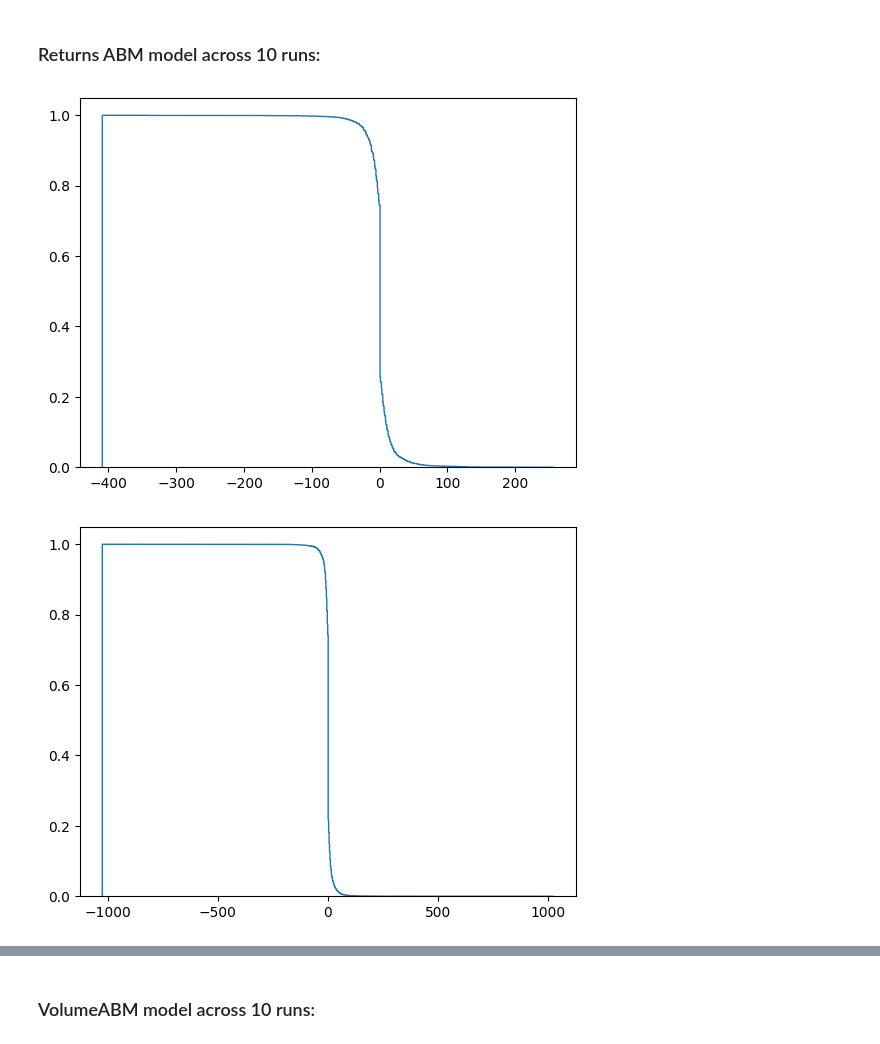
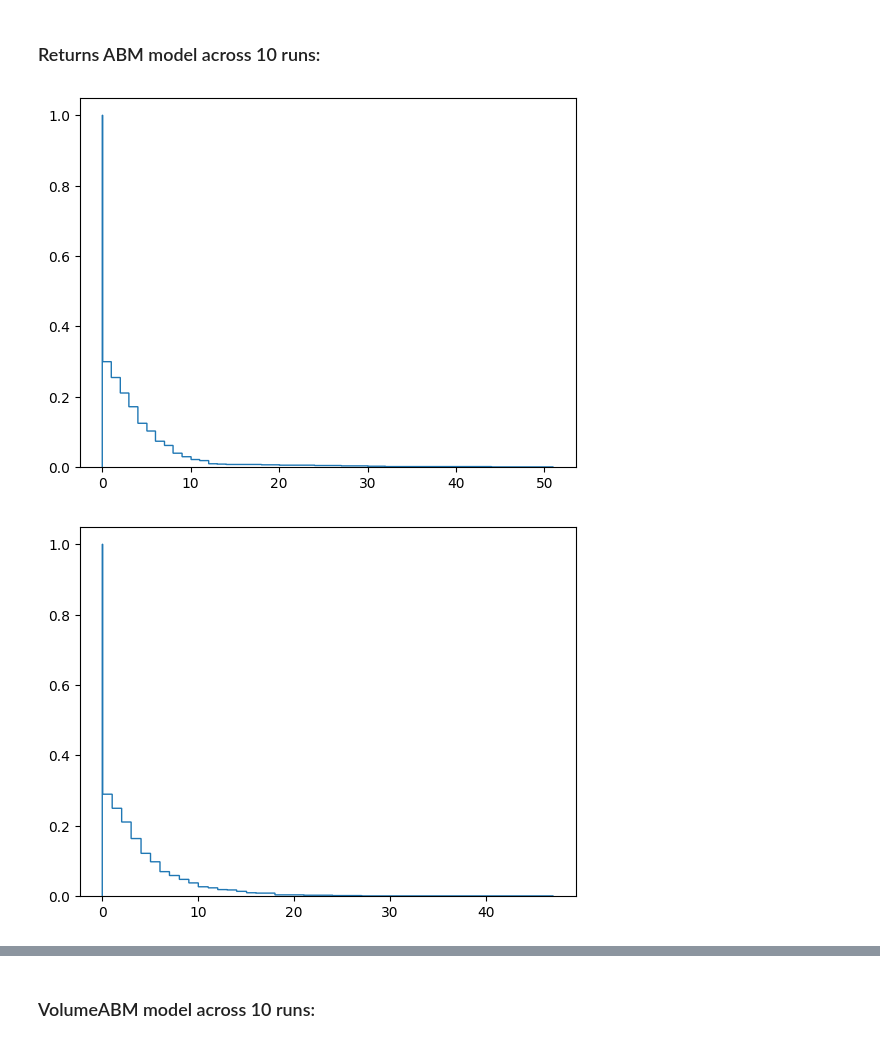
Before and after one commit to ymakoni/PCS_Financial_Market_ABM, a Jupyter notebook: main_final_HE_Calvin.ipynb, the cells around one changed output, grey strips where cells are left out. Cells and saved outputs as stored; diff of their text form; code cells hidden in the pictures.

```diff
--- a/main_final_HE_Calvin.ipynb
+++ b/main_final_HE_Calvin.ipynb
@@ -680,9 +590,9 @@ results_ABM_10_runs = run_ABM(p, n, size, k, omega, b, t, 10)
 # %% [markdown]
 ### Returns ABM model across 10 runs:
 # %%
-for daily_return_results in results_ABM_10_runs[0]:
+for daily_return_results in abs_ABM_10:
     plt.hist(daily_return_results, bins = 1000, density = True, cumulative = -1, histtype = 'step')
     plt.show()
 # %% [output]
-[figure, old version]
+[figure, new version]
-[figure, old version]
+[figure, new version]
```
Also changed, not shown: parts of 50 cells of this notebook.
